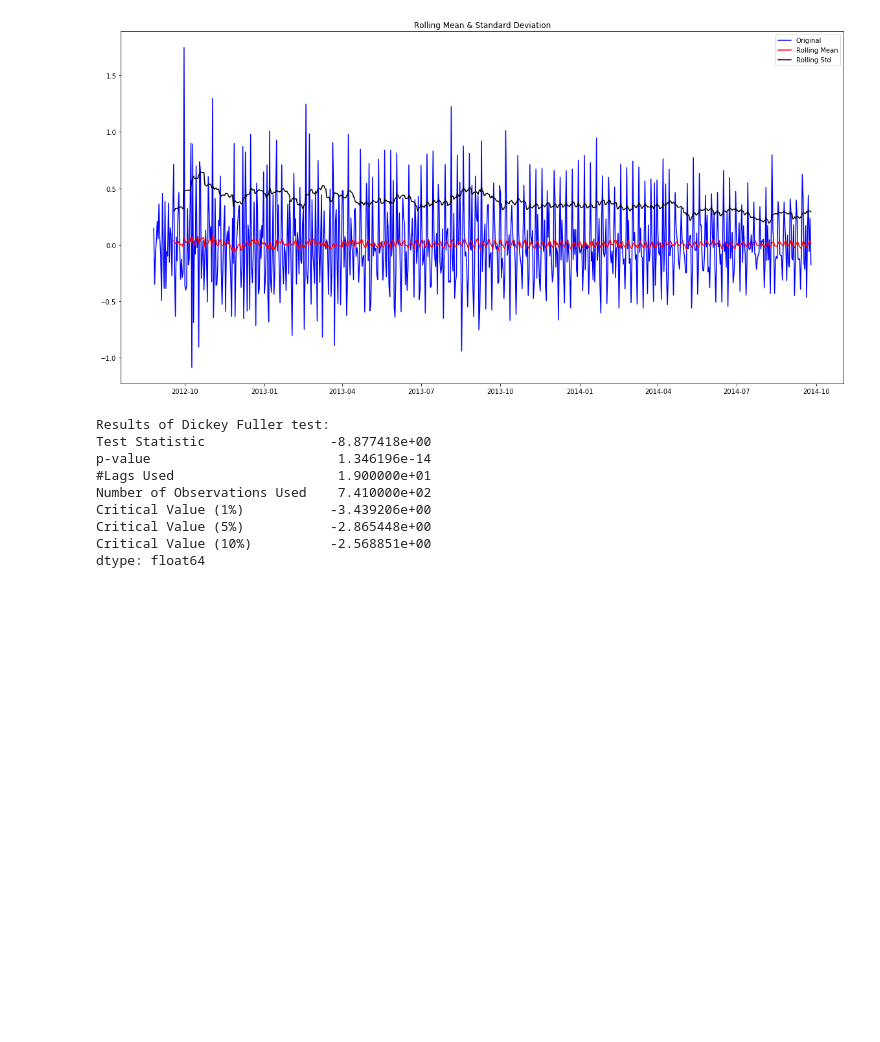
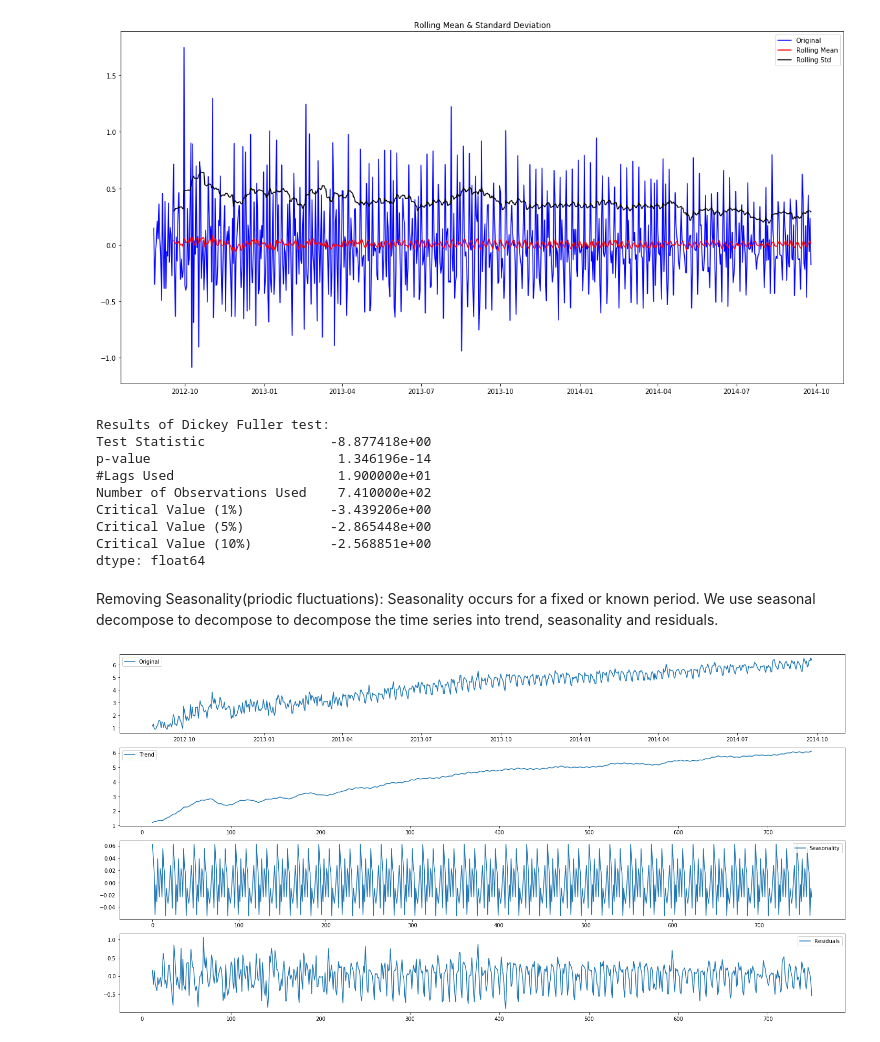
Before and after one commit to Sayandeep1806/my_projects, a Jupyter notebook: time_series_analysis/analysis/time_series_analysis.ipynb, the cells around one changed output. Drawn from its saved outputs; the diff is of its cells as text; code cells hidden in the pictures; blank space fills up the shorter version.

```diff
--- a/time_series_analysis/analysis/time_series_analysis.ipynb
+++ b/time_series_analysis/analysis/time_series_analysis.ipynb
@@ -586,3 +586,29 @@ Critical Value (1%)           -3.439206e+00
 Critical Value (5%)           -2.865448e+00
 Critical Value (10%)          -2.568851e+00
 dtype: float64
+# %% [markdown]
+Removing Seasonality(priodic fluctuations): Seasonality occurs for a fixed or known period. We use seasonal decompose to decompose to decompose the time series into trend, seasonality and residuals.
+# %%
+from statsmodels.tsa.seasonal import seasonal_decompose
+decompose = seasonal_decompose(pd.DataFrame(train_log).Count.values, freq=24)
+
+trend = decompose.trend
+seasonal = decompose.seasonal
+residual = decompose.resid
+
+plt.subplot(411)
+plt.plot(train_log, label='Original')
+plt.legend(loc='best')
+plt.subplot(412)
+plt.plot(trend, label='Trend')
+plt.legend(loc='best')
+plt.subplot(413)
+plt.plot(seasonal, label='Seasonality')
+plt.legend(loc='best')
+plt.subplot(414)
+plt.plot(residual, label='Residuals')
+plt.legend(loc='best')
+plt.tight_layout()
+plt.show()
+# %% [output]
+[figure, added]
```
Also changed, not shown: parts of 4 cells of this notebook, 4 other files.
